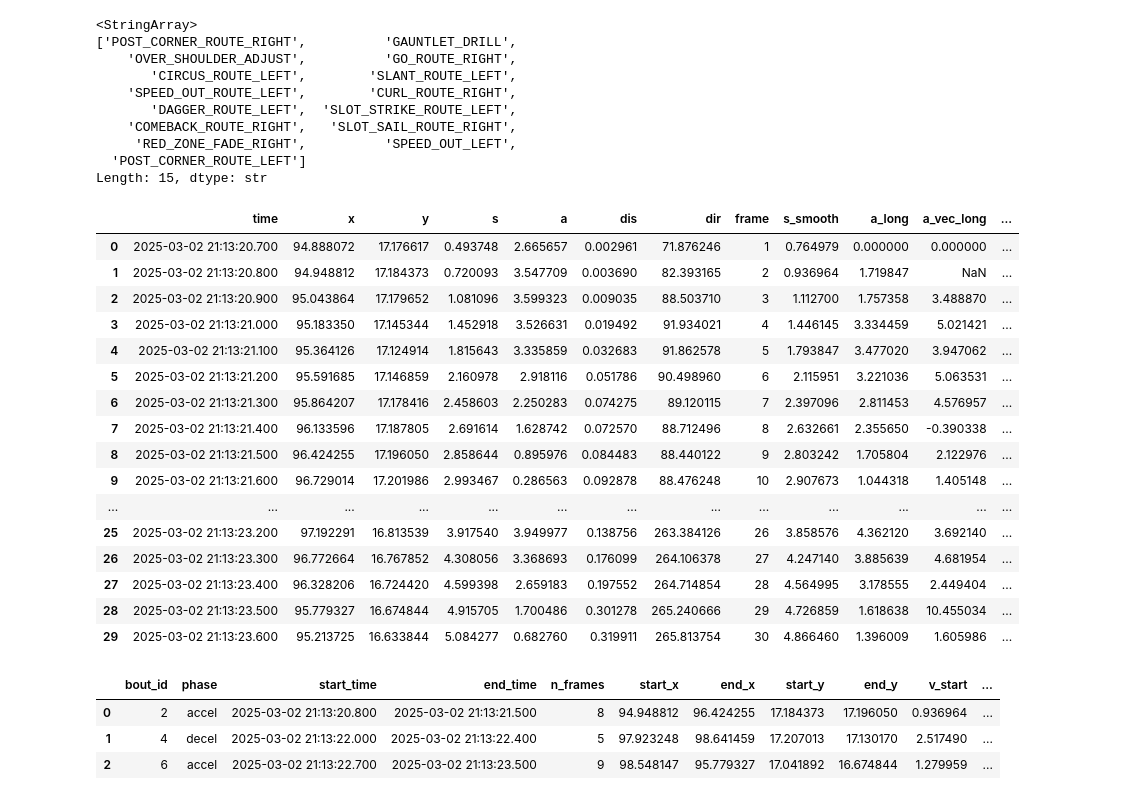
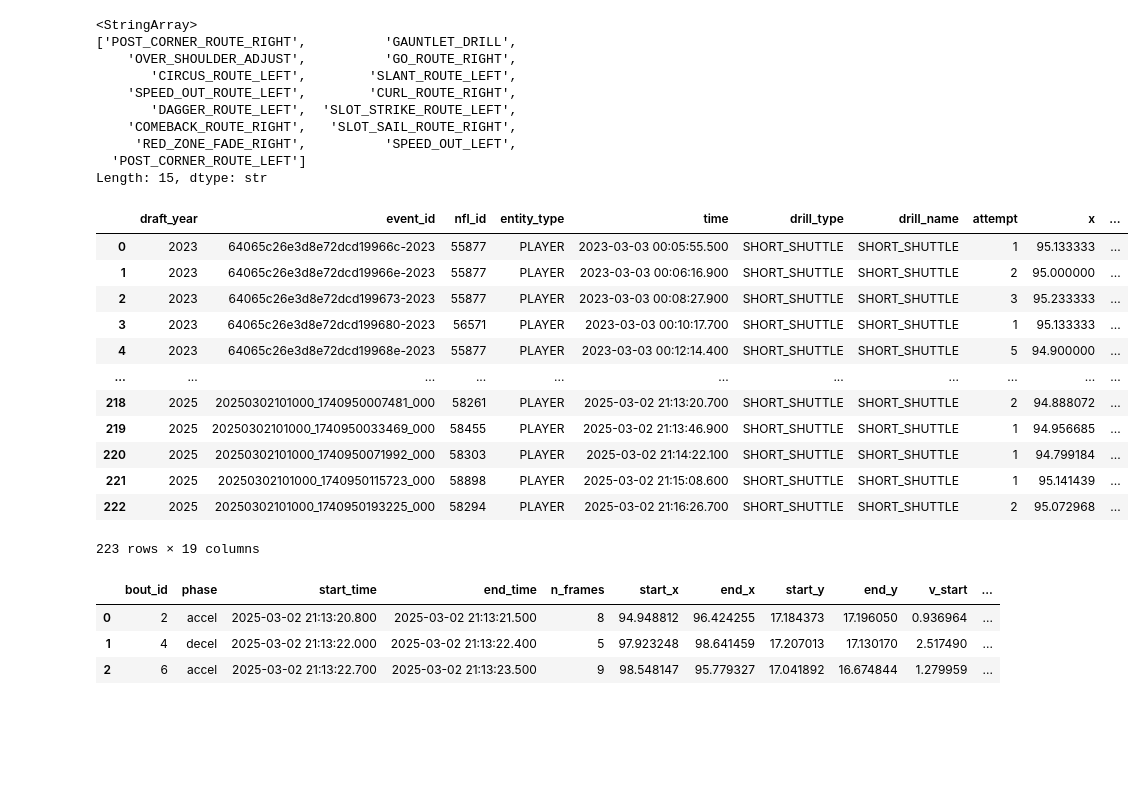
Before and after one commit to gatywilliam/numlds-400-final-project, a Jupyter notebook: src/local_eda_wgaty.ipynb, the cells around one changed output. Cells and saved outputs as stored; diff of their text form; code cells hidden in the pictures; blank space fills up the shorter version.

```diff
--- a/src/local_eda_wgaty.ipynb
+++ b/src/local_eda_wgaty.ipynb
@@ -16,7 +16,7 @@ import os
 - How does a player's CoD in the 3-cone drill translate to cuts during routes?
 - How does a player's acceleration differ (possible scaled/adjusted) between the 40-yard dash, 3-cone drill, and shuttle?
 # %%
-con = sqlite3.connect("data/bdb2027.sqlite")
+con = sqlite3.connect("../data/bdb2027.sqlite")
 print(pd.read_sql("SELECT name FROM sqlite_master WHERE type='table'", con))  # list tables
 # df = pd.read_sql("SELECT * FROM <table_name>", con)
 # %% [output]
@@ -180,9 +183,11 @@ draw_nfl_field(ax)
 # %% [output]
 [figure]
 # %%
-shuttle_samples_ = combine_df[combine_df["drill_name"] == "THREE_CONE_DRILL"].drop(columns=["draft_year", "drill_type", "entity_type"]).groupby(["event_id", "nfl_id", "attempt"], sort=False)
+# shuttle_samples_ = combine_df[combine_df["drill_name"] == "THREE_CONE_DRILL"].drop(columns=["draft_year", "drill_type", "entity_type"]).groupby(["event_id", "nfl_id", "attempt"], sort=False)
+three_cone_samples_ = pd.read_sql("SELECT * FROM df_combine_tracking WHERE drill_name == 'THREE_CONE_DRILL' AND entity_type != 'BALL' GROUP BY event_id, nfl_id, attempt", con)
 # three_cone_samples = samples[samples["drill_name"] == "THREE_CONE_DRILL"]
-shuttle_samples = iter(shuttle_samples_)
-n, df_ = next(shuttle_samples)
-plot_combine_drill(df_)
+# shuttle_samples = iter(shuttle_samples_)
+# n, df_ = next(shuttle_samples)
+# plot_combine_drill(df_)
+# shuttle_samples_.head()
 # %% [output]
@@ -191,7 +200,9 @@ plot_combine_drill(df_)
 # %%
-shuttle_samples_ = combine_df[combine_df["drill_name"] == "SHORT_SHUTTLE"].drop(columns=["draft_year", "drill_type", "entity_type"]).groupby(["event_id", "nfl_id", "attempt"], sort=False)
+# shuttle_samples_ = combine_df[combine_df["drill_name"] == "SHORT_SHUTTLE"].drop(columns=["draft_year", "drill_type", "entity_type"]).groupby(["event_id", "nfl_id", "attempt"], sort=False)
+shuttle_samples_ = pd.read_sql("SELECT * FROM df_combine_tracking WHERE drill_name == 'SHORT_SHUTTLE' AND entity_type != 'BALL' GROUP BY event_id, nfl_id, attempt", con)
+
 # three_cone_samples = samples[samples["drill_name"] == "THREE_CONE_DRILL"]
-shuttle_samples = iter(shuttle_samples_)
-n, df_ = next(shuttle_samples)
-plot_combine_drill(df_)
+# shuttle_samples = iter(shuttle_samples_)
+# n, df_ = next(shuttle_samples)
+# plot_combine_drill(df_)
 # %% [output]
@@ -273,6 +282,7 @@ def isolate_shuttle_phases(
     Isolates acceleration and deceleration bouts for a single player drill attempt.
     Assumes 10 Hz tracking with columns: ['time', 'x', 'y', 's', 'a', 'dis', 'dir'].
     """
+    attempt_df["time"] = pd.to_datetime(attempt_df["time"], format='ISO8601')
     df = attempt_df.sort_values("time").reset_index(drop=True).copy()
     dt = df["time"].diff().dt.total_seconds().fillna(0.1)
 
@@ -338,26 +348,22 @@ def isolate_shuttle_phases(
     bouts = bouts[bouts["n_frames"] >= min_frames].reset_index(drop=True)
     return df, bouts
 # %%
-res = isolate_shuttle_phases(df)
+res = isolate_shuttle_phases(pd.read_sql("SELECT * FROM df_combine_tracking WHERE drill_name == 'SHORT_SHUTTLE' AND entity_type != 'BALL' GROUP BY event_id, nfl_id, attempt", con))
 res[0]
 # %% [output]
-|  | time | x | y | s | a | dis | dir | frame | s_smooth | a_long | a_vec_long | ... |
-| 0 | 2025-03-02 21:13:20.700 | 94.888072 | 17.176617 | 0.493748 | 2.665657 | 0.002961 | 71.876246 | 1 | 0.764979 | 0.000000 | 0.000000 | ... |
-| 1 | 2025-03-02 21:13:20.800 | 94.948812 | 17.184373 | 0.720093 | 3.547709 | 0.003690 | 82.393165 | 2 | 0.936964 | 1.719847 | NaN | ... |
-| 2 | 2025-03-02 21:13:20.900 | 95.043864 | 17.179652 | 1.081096 | 3.599323 | 0.009035 | 88.503710 | 3 | 1.112700 | 1.757358 | 3.488870 | ... |
-| 3 | 2025-03-02 21:13:21.000 | 95.183350 | 17.145344 | 1.452918 | 3.526631 | 0.019492 | 91.934021 | 4 | 1.446145 | 3.334459 | 5.021421 | ... |
-| 4 | 2025-03-02 21:13:21.100 | 95.364126 | 17.124914 | 1.815643 | 3.335859 | 0.032683 | 91.862578 | 5 | 1.793847 | 3.477020 | 3.947062 | ... |
-| 5 | 2025-03-02 21:13:21.200 | 95.591685 | 17.146859 | 2.160978 | 2.918116 | 0.051786 | 90.498960 | 6 | 2.115951 | 3.221036 | 5.063531 | ... |
-| 6 | 2025-03-02 21:13:21.300 | 95.864207 | 17.178416 | 2.458603 | 2.250283 | 0.074275 | 89.120115 | 7 | 2.397096 | 2.811453 | 4.576957 | ... |
-| 7 | 2025-03-02 21:13:21.400 | 96.133596 | 17.187805 | 2.691614 | 1.628742 | 0.072570 | 88.712496 | 8 | 2.632661 | 2.355650 | -0.390338 | ... |
-| 8 | 2025-03-02 21:13:21.500 | 96.424255 | 17.196050 | 2.858644 | 0.895976 | 0.084483 | 88.440122 | 9 | 2.803242 | 1.705804 | 2.122976 | ... |
-| 9 | 2025-03-02 21:13:21.600 | 96.729014 | 17.201986 | 2.993467 | 0.286563 | 0.092878 | 88.476248 | 10 | 2.907673 | 1.044318 | 1.405148 | ... |
-| ... | ... | ... | ... | ... | ... | ... | ... | ... | ... | ... | ... | ... |
-| 25 | 2025-03-02 21:13:23.200 | 97.192291 | 16.813539 | 3.917540 | 3.949977 | 0.138756 | 263.384126 | 26 | 3.858576 | 4.362120 | 3.692140 | ... |
-| 26 | 2025-03-02 21:13:23.300 | 96.772664 | 16.767852 | 4.308056 | 3.368693 | 0.176099 | 264.106378 | 27 | 4.247140 | 3.885639 | 4.681954 | ... |
-| 27 | 2025-03-02 21:13:23.400 | 96.328206 | 16.724420 | 4.599398 | 2.659183 | 0.197552 | 264.714854 | 28 | 4.564995 | 3.178555 | 2.449404 | ... |
-| 28 | 2025-03-02 21:13:23.500 | 95.779327 | 16.674844 | 4.915705 | 1.700486 | 0.301278 | 265.240666 | 29 | 4.726859 | 1.618638 | 10.455034 | ... |
-| 29 | 2025-03-02 21:13:23.600 | 95.213725 | 16.633844 | 5.084277 | 0.682760 | 0.319911 | 265.813754 | 30 | 4.866460 | 1.396009 | 1.605986 | ... |
+|  | draft_year | event_id | nfl_id | entity_type | time | drill_type | drill_name | attempt | x | ... |
+| 0 | 2023 | 64065c26e3d8e72dcd19966c-2023 | 55877 | PLAYER | 2023-03-03 00:05:55.500 | SHORT_SHUTTLE | SHORT_SHUTTLE | 1 | 95.133333 | ... |
+| 1 | 2023 | 64065c26e3d8e72dcd19966e-2023 | 55877 | PLAYER | 2023-03-03 00:06:16.900 | SHORT_SHUTTLE | SHORT_SHUTTLE | 2 | 95.000000 | ... |
+| 2 | 2023 | 64065c26e3d8e72dcd199673-2023 | 55877 | PLAYER | 2023-03-03 00:08:27.900 | SHORT_SHUTTLE | SHORT_SHUTTLE | 3 | 95.233333 | ... |
+| 3 | 2023 | 64065c26e3d8e72dcd199680-2023 | 56571 | PLAYER | 2023-03-03 00:10:17.700 | SHORT_SHUTTLE | SHORT_SHUTTLE | 1 | 95.133333 | ... |
+| 4 | 2023 | 64065c26e3d8e72dcd19968e-2023 | 55877 | PLAYER | 2023-03-03 00:12:14.400 | SHORT_SHUTTLE | SHORT_SHUTTLE | 5 | 94.900000 | ... |
+| ... | ... | ... | ... | ... | ... | ... | ... | ... | ... | ... |
+| 218 | 2025 | 20250302101000_1740950007481_000 | 58261 | PLAYER | 2025-03-02 21:13:20.700 | SHORT_SHUTTLE | SHORT_SHUTTLE | 2 | 94.888072 | ... |
+| 219 | 2025 | 20250302101000_1740950033469_000 | 58455 | PLAYER | 2025-03-02 21:13:46.900 | SHORT_SHUTTLE | SHORT_SHUTTLE | 1 | 94.956685 | ... |
+| 220 | 2025 | 20250302101000_1740950071992_000 | 58303 | PLAYER | 2025-03-02 21:14:22.100 | SHORT_SHUTTLE | SHORT_SHUTTLE | 1 | 94.799184 | ... |
+| 221 | 2025 | 20250302101000_1740950115723_000 | 58898 | PLAYER | 2025-03-02 21:15:08.600 | SHORT_SHUTTLE | SHORT_SHUTTLE | 1 | 95.141439 | ... |
+| 222 | 2025 | 20250302101000_1740950193225_000 | 58294 | PLAYER | 2025-03-02 21:16:26.700 | SHORT_SHUTTLE | SHORT_SHUTTLE | 2 | 95.072968 | ... |
+223 rows × 19 columns
 # %%
 # sample = res[0].copy()
 res[1]
```
Also changed, not shown: parts of 18 cells of this notebook.
